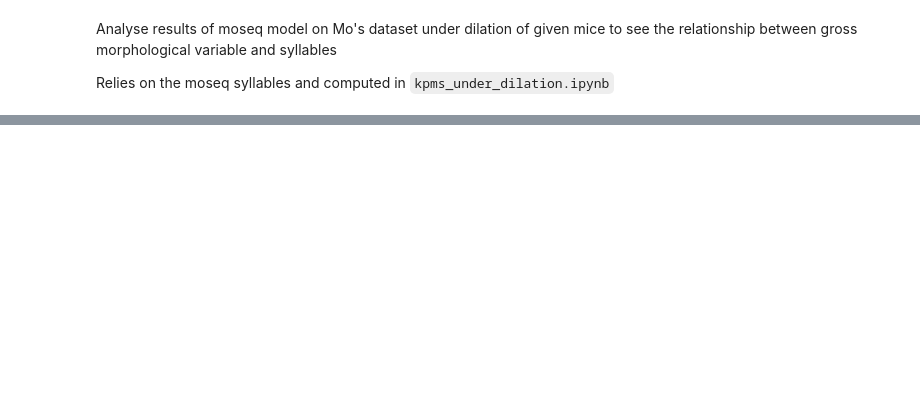
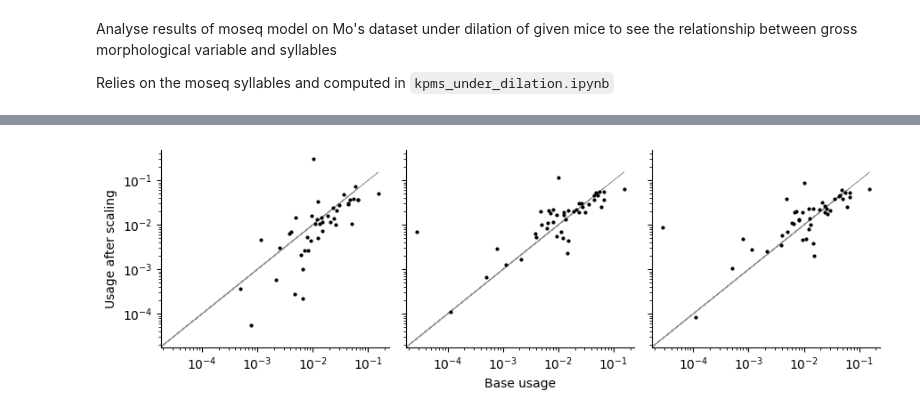
Before and after one commit to kaijfox/kpsn-moseq, a Jupyter notebook: notebooks/kpms_dilation_analysis.ipynb, the cells around one changed output, grey strips where cells are left out. Drawn from its saved outputs; the diff is of its cells as text; code cells hidden in the pictures; blank space fills up the shorter version.

```diff
--- a/notebooks/kpms_dilation_analysis.ipynb
+++ b/notebooks/kpms_dilation_analysis.ipynb
@@ -82,0 +139,22 @@ array([29, 29, 29, ..., 42, 42, 42])
+# %%
+fig, ax = plt.subplots(1, len(scale_factors), figsize = (len(scale_factors) * 3, 3),
+    sharex = True, sharey = True)
+
+for i_f, scale_factor in enumerate(scale_factors):
+    ax[i_f].plot(
+        base_frame_pcts[session], base_frame_pcts[session],
+        lw = 0.5, color = '.6')
+
+    ax[i_f].plot(
+        base_frame_pcts[session], scaled_frame_pcts[session][scale_factor],
+        'o', ms = 2, color = 'k')
+
+ax[0].set_xscale('log')
+ax[0].set_yscale('log')
+ax[0].set_ylabel("Usage after scaling")
+ax[len(scale_factors) // 2].set_xlabel("Base usage")
+
+sns.despine()
+plt.tight_layout()
+# %% [output]
+[figure, added]
```
Also changed, not shown: parts of 24 cells of this notebook, 4 other files.
